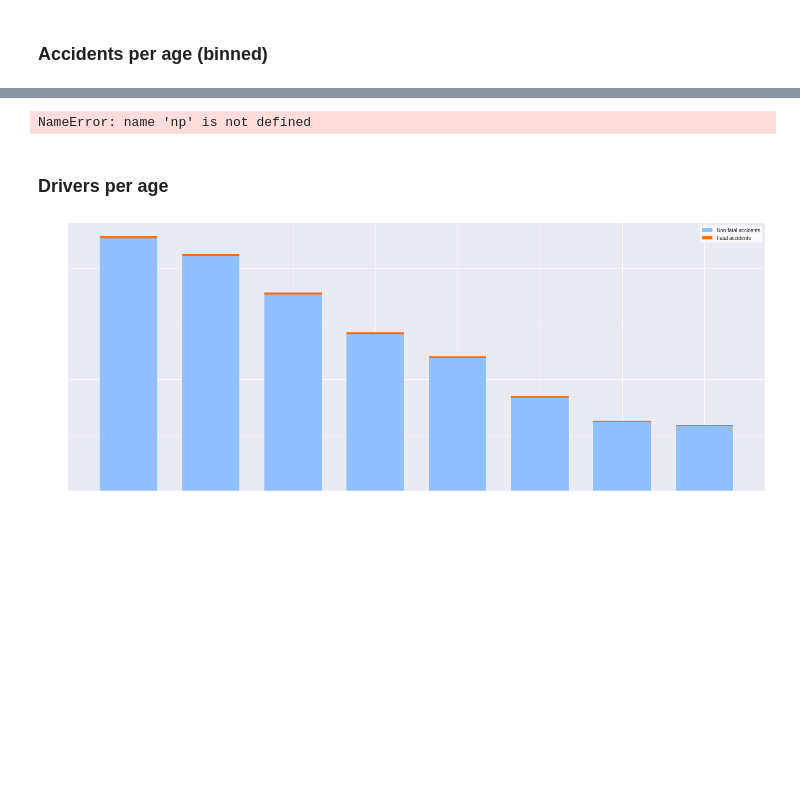
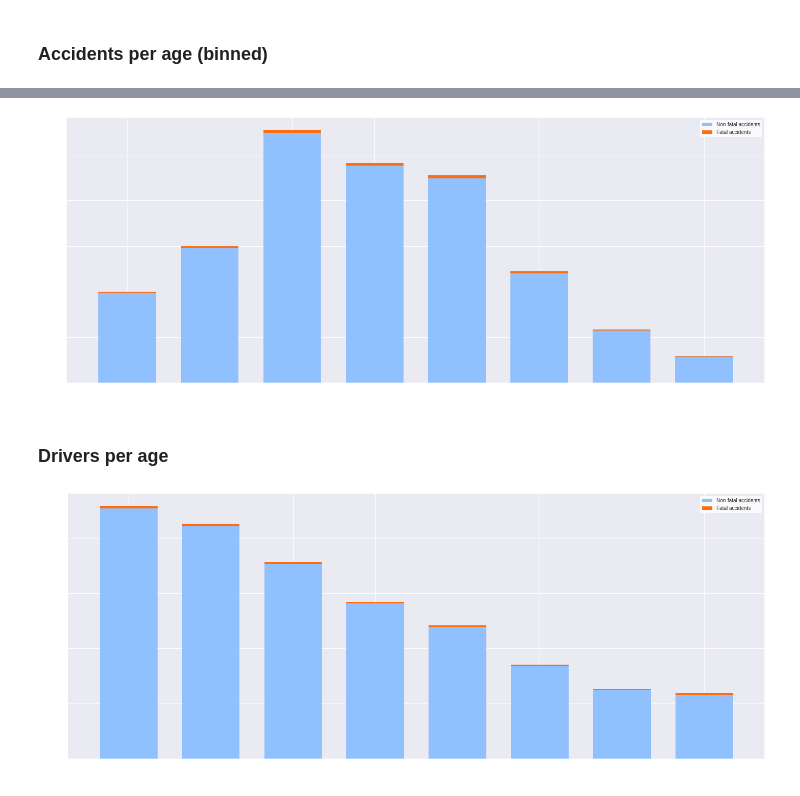
Before and after one commit to JakubCzerny/Social-data-analysis-and-visuzalization-project, a Jupyter notebook: utils/Explainer_notebook_UK_road_accidents.ipynb, the cells around one changed output, grey strips where cells are left out. Cells and saved outputs as stored; diff of their text form; code cells hidden in the pictures; blank space fills up the shorter version.

```diff
--- a/utils/Explainer_notebook_UK_road_accidents.ipynb
+++ b/utils/Explainer_notebook_UK_road_accidents.ipynb
@@ -390,7 +439,7 @@ labels = [
         "66 - 75",
         "Over 75"]
 
-shift = 4
+shift = 3
 labels = labels[shift:]
 bins = np.arange(1,(len(labels)+1))
 
@@ -406,34 +455,34 @@ for accident in data.values():
             else:
                 age_accidents_counter[age] += 1
 
 # Generate the plot
 width = 0.7
 indices = bins + 0.5
 fig = plt.figure(figsize=(20,8))
 ax = fig.add_subplot(111)
 
 p1 = plt.bar(indices, age_accidents_counter.values(), width, color='#91c0ff', label='Non-fatal accidents')
 p2 = plt.bar(indices, age_accidents_counter_fatal.values(), width,
              bottom=age_accidents_counter.values(), color='#ff6d0c', label='Fatal accidents')
 
 plt.xticks(indices, labels, rotation='horizontal')
 # plt.title("Accidents per age (binned)")
 plt.xlabel('Age band')
 plt.ylabel('Counter')
 legend = ax.legend(loc='upper right')
 
 legend = plt.legend(frameon = 1)
 frame = legend.get_frame()
 frame.set_color('white')
 
 ax.xaxis.label.set_color('white')
 ax.yaxis.label.set_color('white')
 ax.tick_params(axis='x', colors='white')
 ax.tick_params(axis='y', colors='white')
 plt.tight_layout(h_pad=1.0)
 plt.savefig('../docs/images/accidents-age-non-normalized.png', transparent=True)
 # %% [output]
-NameError: name 'np' is not defined
+[figure, added]
 # %% [markdown]
 ### Drivers per age
 # %%
```
Also changed, not shown: parts of 20 cells of this notebook.
